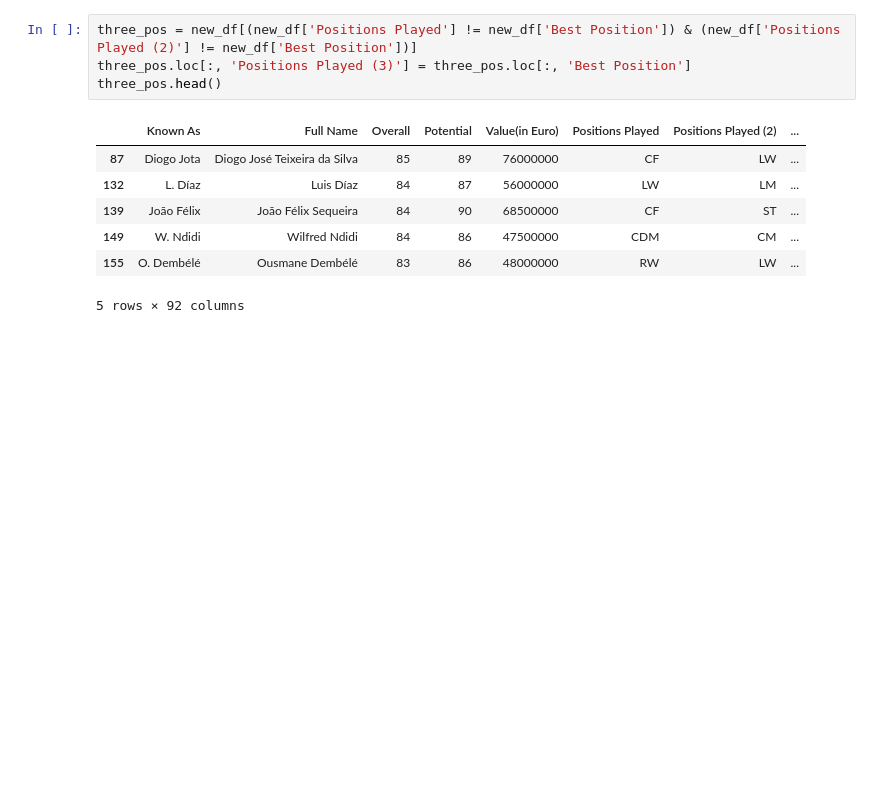
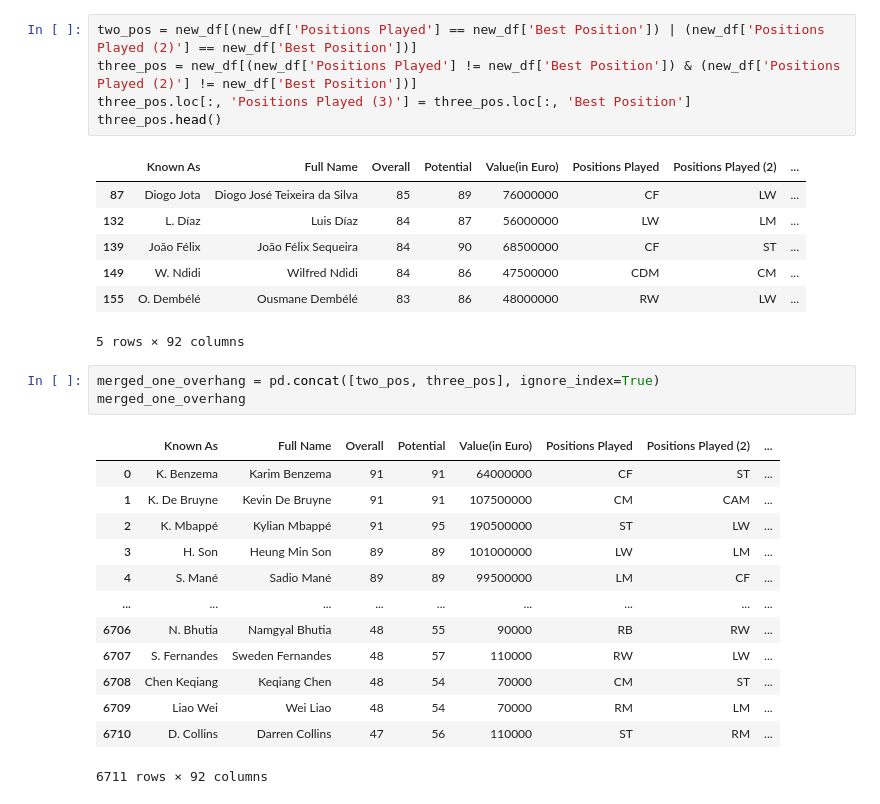
Before and after one commit to ybrenning/ivda, a Jupyter notebook: 01/01-solution.ipynb, the cells around one changed output. Cells and saved outputs as stored; diff of their text form; blank space fills up the shorter version.

Commit message:
Finish two overhang

```diff
--- a/01/01-solution.ipynb
+++ b/01/01-solution.ipynb
@@ -205,6 +208,7 @@ new_df.head()
 | 15 | S. Mané | Sadio Mané | 89 | 89 | 99500000 | LM | CF | ... |
 5 rows × 92 columns
 # %%
+two_pos = new_df[(new_df['Positions Played'] == new_df['Best Position']) | (new_df['Positions Played (2)'] == new_df['Best Position'])]
 three_pos = new_df[(new_df['Positions Played'] != new_df['Best Position']) & (new_df['Positions Played (2)'] != new_df['Best Position'])]
 three_pos.loc[:, 'Positions Played (3)'] = three_pos.loc[:, 'Best Position']
 three_pos.head()
@@ -216,3 +220,20 @@ three_pos.head()
 | 149 | W. Ndidi | Wilfred Ndidi | 84 | 86 | 47500000 | CDM | CM | ... |
 | 155 | O. Dembélé | Ousmane Dembélé | 83 | 86 | 48000000 | RW | LW | ... |
 5 rows × 92 columns
+# %%
+merged_one_overhang = pd.concat([two_pos, three_pos], ignore_index=True)
+merged_one_overhang
+# %% [output]
+|  | Known As | Full Name | Overall | Potential | Value(in Euro) | Positions Played | Positions Played (2) | ... |
+| 0 | K. Benzema | Karim Benzema | 91 | 91 | 64000000 | CF | ST | ... |
+| 1 | K. De Bruyne | Kevin De Bruyne | 91 | 91 | 107500000 | CM | CAM | ... |
+| 2 | K. Mbappé | Kylian Mbappé | 91 | 95 | 190500000 | ST | LW | ... |
+| 3 | H. Son | Heung Min Son | 89 | 89 | 101000000 | LW | LM | ... |
+| 4 | S. Mané | Sadio Mané | 89 | 89 | 99500000 | LM | CF | ... |
+| ... | ... | ... | ... | ... | ... | ... | ... | ... |
+| 6706 | N. Bhutia | Namgyal Bhutia | 48 | 55 | 90000 | RB | RW | ... |
+| 6707 | S. Fernandes | Sweden Fernandes | 48 | 57 | 110000 | RW | LW | ... |
+| 6708 | Chen Keqiang | Keqiang Chen | 48 | 54 | 70000 | CM | ST | ... |
+| 6709 | Liao Wei | Wei Liao | 48 | 54 | 70000 | RM | LM | ... |
+| 6710 | D. Collins | Darren Collins | 47 | 56 | 110000 | ST | RM | ... |
+6711 rows × 92 columns
```
Also changed, not shown: parts of 9 cells of this notebook.
